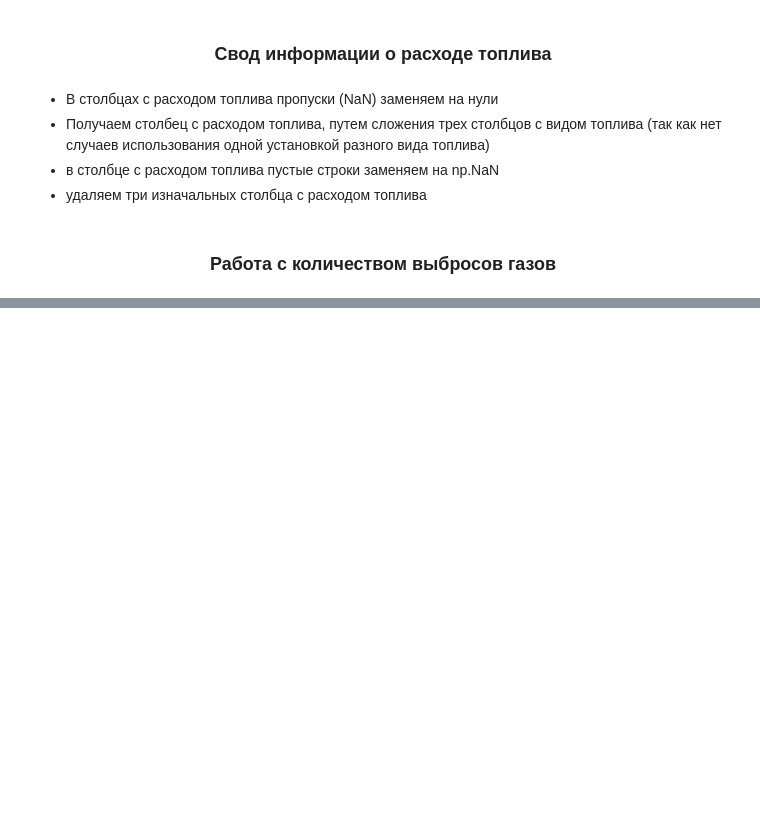
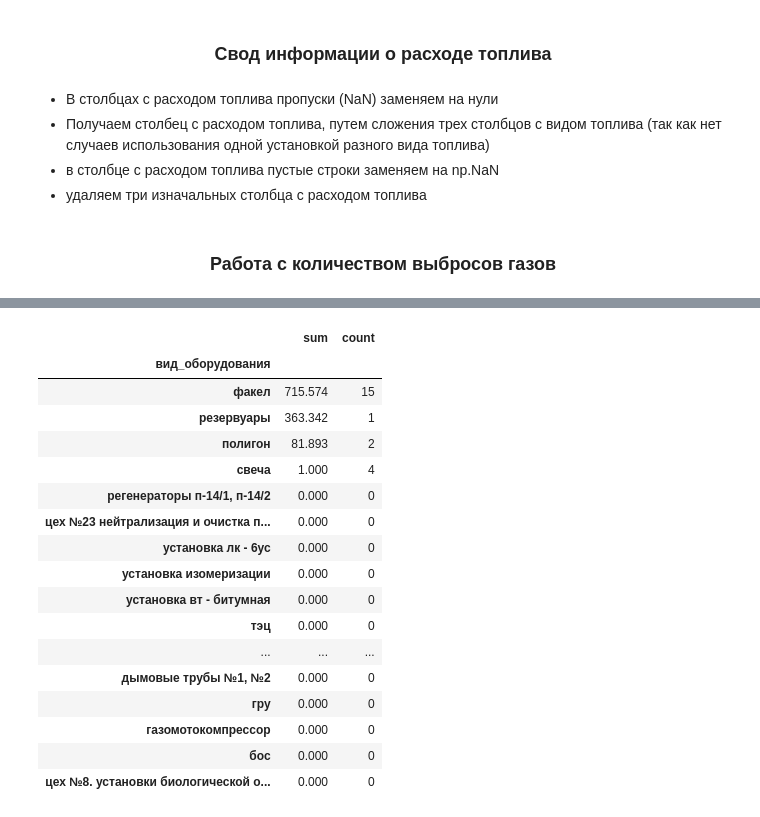
Before and after one commit to AndreiDS63/sf_data_science, a Jupyter notebook: GreenDesign/inv_analysis.ipynb, the cells around one changed output, grey strips where cells are left out. Cells and saved outputs as stored; diff of their text form; code cells hidden in the pictures; blank space fills up the shorter version.

```diff
--- a/GreenDesign/inv_analysis.ipynb
+++ b/GreenDesign/inv_analysis.ipynb
@@ -395,0 +471,24 @@ df.head()
+# %%
+# Смотрим выбросы СH4
+df.groupby(by=['вид_оборудования'])['количество_выбросов_сh4_т_год'].\
+    agg(['sum', 'count']).\
+    sort_values(by=['sum'], ascending=[False])
+# %% [output]
+|  | sum | count |
+| вид_оборудования |  |  |
+| факел | 715.574 | 15 |
+| резервуары | 363.342 | 1 |
+| полигон | 81.893 | 2 |
+| свеча | 1.000 | 4 |
+| регенераторы п-14/1, п-14/2 | 0.000 | 0 |
+| цех №23 нейтрализация и очистка п... | 0.000 | 0 |
+| установка лк - 6ус | 0.000 | 0 |
+| установка изомеризации | 0.000 | 0 |
+| установка вт - битумная | 0.000 | 0 |
+| тэц | 0.000 | 0 |
+| ... | ... | ... |
+| дымовые трубы №1, №2 | 0.000 | 0 |
+| гру | 0.000 | 0 |
+| газомотокомпрессор | 0.000 | 0 |
+| бос | 0.000 | 0 |
+| цех №8. установки биологической о... | 0.000 | 0 |
```
Also changed, not shown: parts of 40 cells of this notebook.
